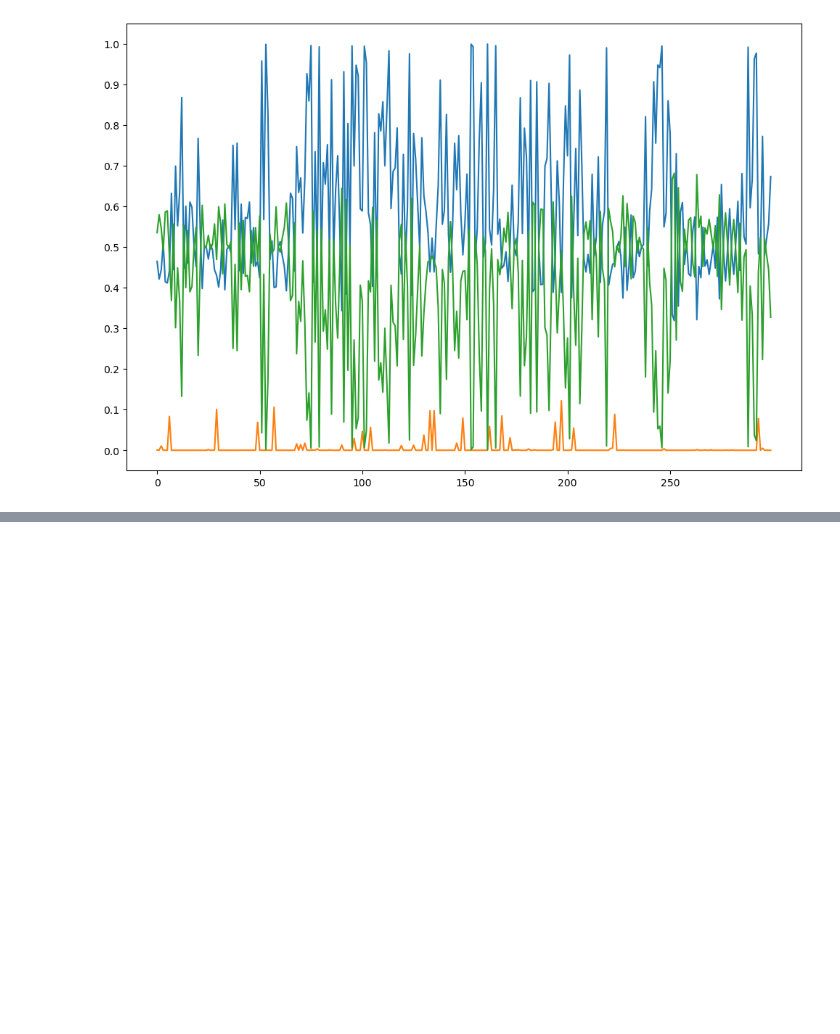
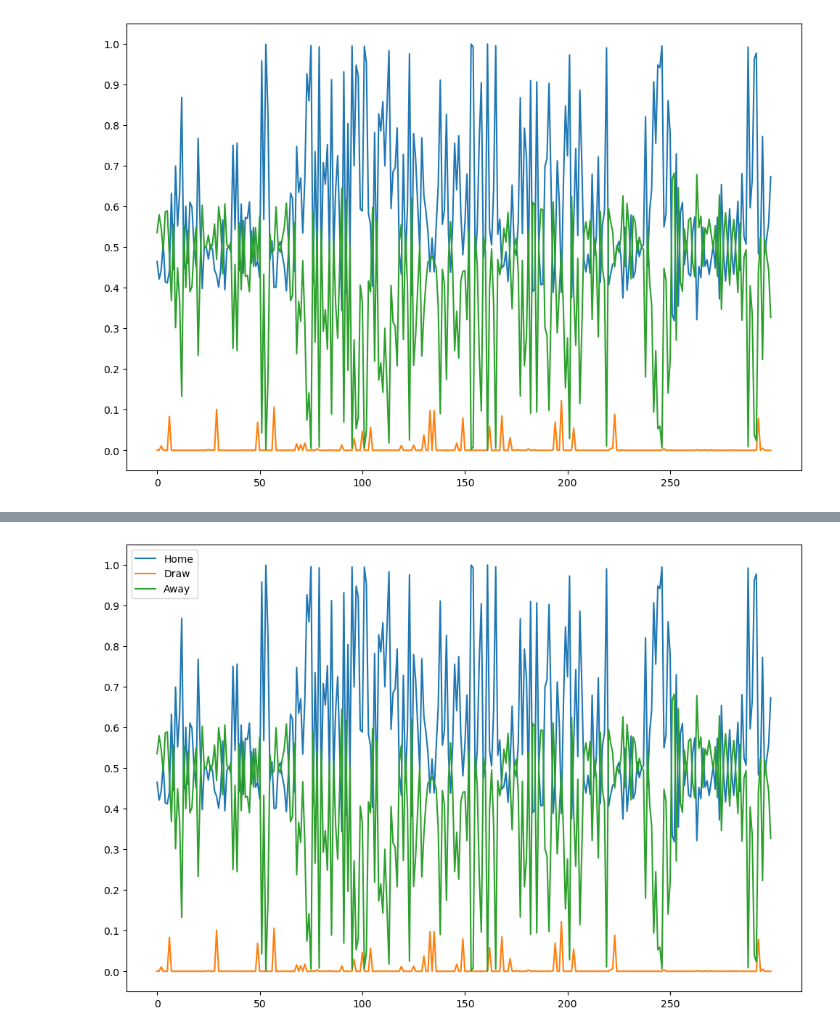
Before and after one commit to Lu-Zetian/gnn-for-goal-prediction, a Jupyter notebook: Visualization.ipynb, the cells around one changed output, grey strips where cells are left out. Cells and saved outputs as stored; diff of their text form; code cells hidden in the pictures; blank space fills up the shorter version.

Commit message:
add label

```diff
--- a/Visualization.ipynb
+++ b/Visualization.ipynb
@@ -52,15 +52,15 @@ class WinRateVHelper(VisualizationHelper):
     def plot_width(self) -> int:
         return min(12, max(self.MIN_WIDTH, self.time // self.WIDTH_DIVISOR + self.WIDTH_BIAS))
 
-    def visualize_tensor(self, t : int = 0) -> None:
-        if t < 0:
-            t = 100
-        elif t == 0:
-            t = min(400, self.tensor.size()[0])
-        plt.figure(1, figsize=(self.plot_width(), self.plot_height()))
-        plt.xticks(list(range(0,t + 1, 50)))
-        plt.yticks(list(np.arange(0.0, 1.1, 0.1)))
-        plt.plot(self.tensor[:t], label="a")
+    def convert_tensor(self, t, start : int, end : int) -> List[List[float]]:
+        home : List[float] = []
+        draw : List[float] = []
+        away : List[float] = []
+        for i in range(start, end):
+            home.append(t[i,0].tolist())
+            draw.append(t[i,1].tolist())
+            away.append(t[i,2].tolist())
+        return [home, draw, away]
 
     def visualize_tensor_range(self, end : int, start : int = 0) -> None:
         if end < start:
@@ -75,6 +75,26 @@ class WinRateVHelper(VisualizationHelper):
         plt.xticks(list(range(start, end + 1, 50)))
         plt.yticks(list(np.arange(0.0, 1.1, 0.1)))
         plt.plot(self.tensor[start: end + 1])
+        plt.show()
+
+    def visualize_tensor_range_label(self, end : int, start : int = 0) -> None:
+        if end < start:
+            raise ArithmeticError
+        if end > self.tensor.size()[0] - 1:
+            end = self.tensor.size()[0] - 1
+        if start > end - 100:
+            start = max(0, end - 100)
+        if start + 400 <= end:
+            end = min(start + 399, self.tensor.size()[0] - 1)
+        data_g = self.convert_tensor(self.tensor, start, end + 1)
+        plt.figure(1, figsize=(self.plot_width(), self.plot_height()))
+        plt.xticks(list(range(start, end + 1, 50)))
+        plt.yticks(list(np.arange(0.0, 1.1, 0.1)))
+        plt.plot(data_g[0], label='Home')
+        plt.plot(data_g[1], label='Draw')
+        plt.plot(data_g[2], label='Away')
+        plt.legend()
+        plt.show()
 # %%
 class PlayerPositionVHelper(VisualizationHelper):
 
@@ -142,0 +150,4 @@ Reading time:    50.14317584037781
+# %%
+helper.visualize_tensor_range_label(end=299,start=0)
+# %% [output]
+[figure, added]
```
Also changed, not shown: parts of 4 cells of this notebook.
